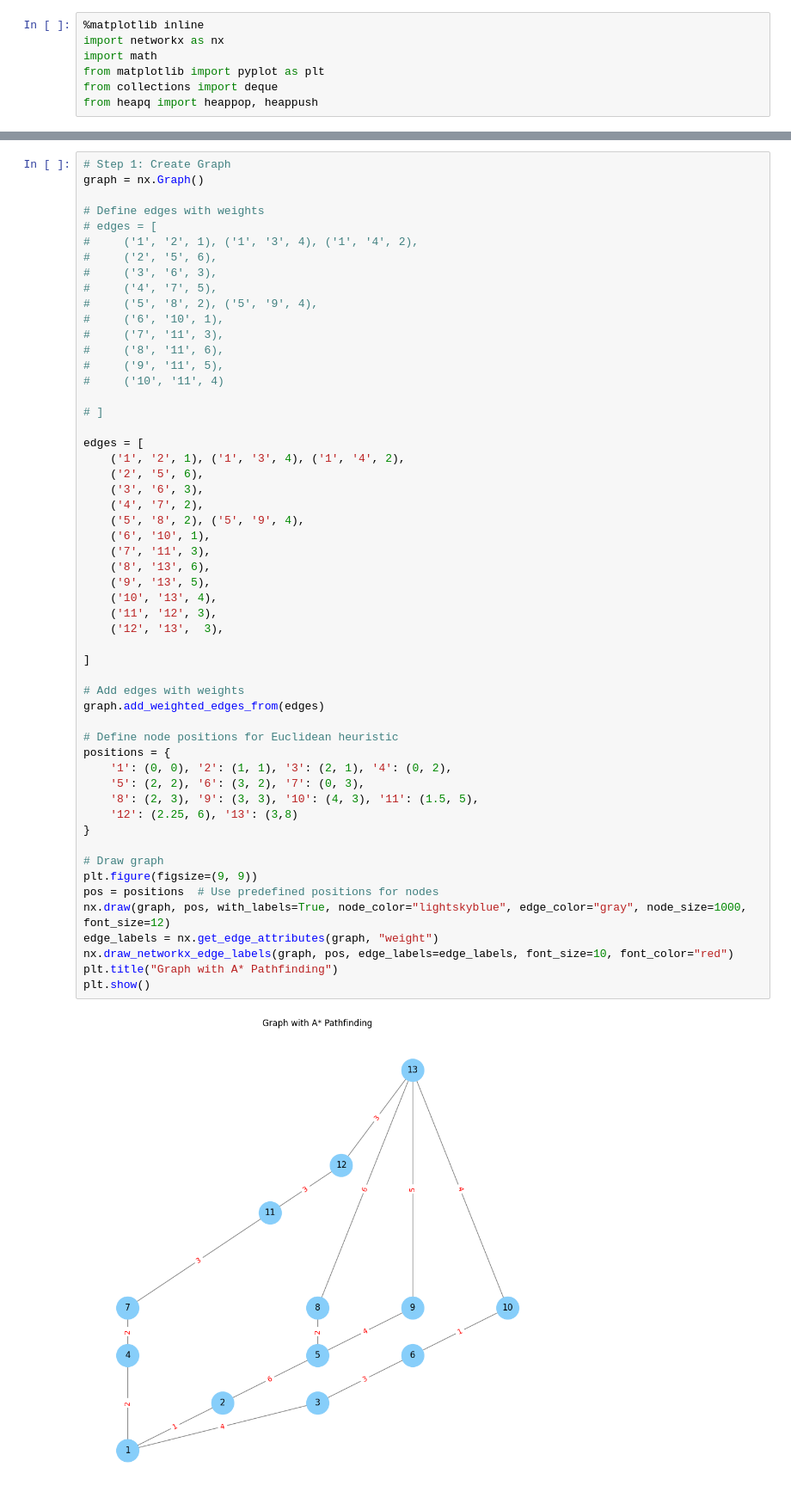
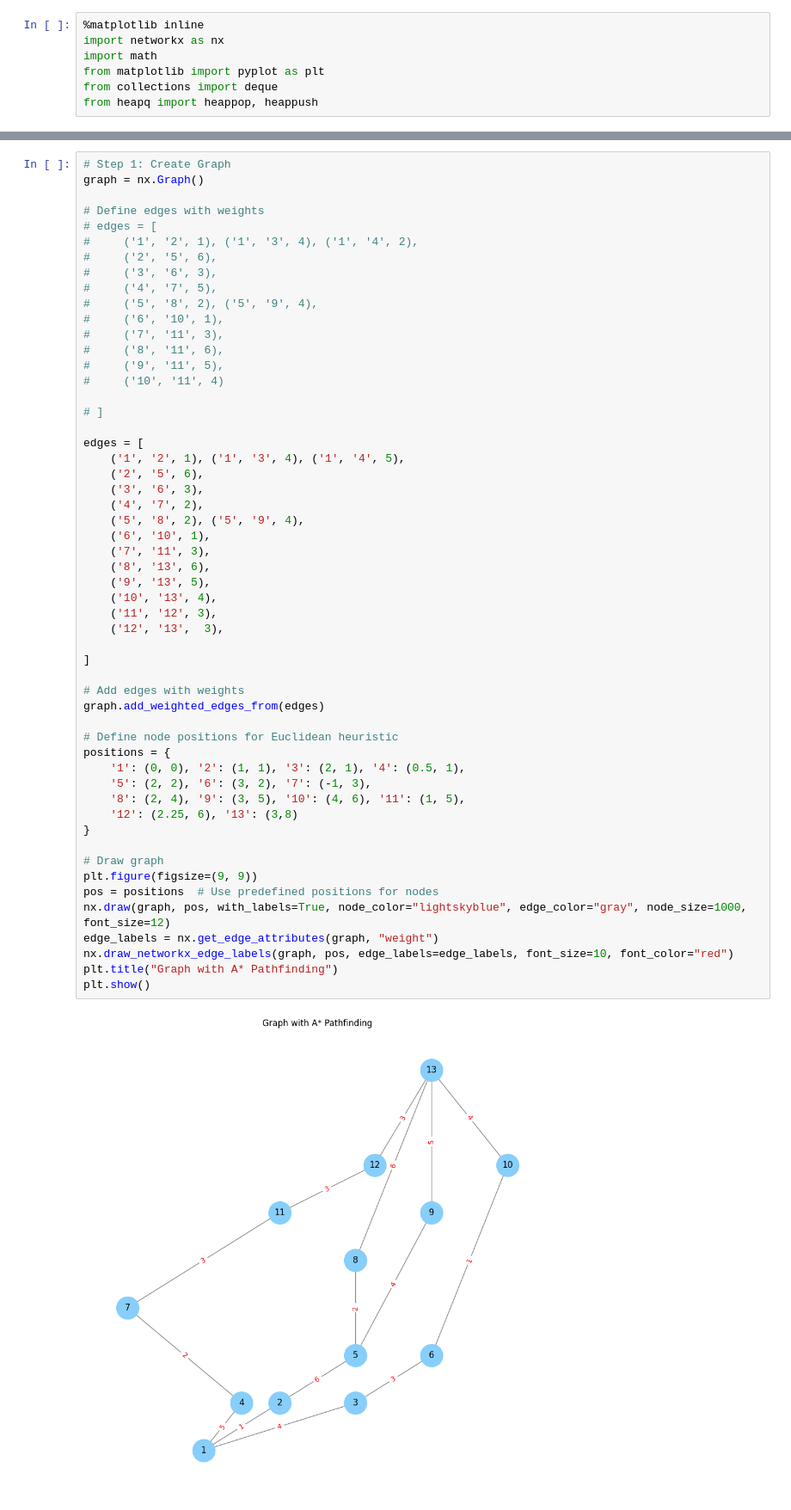
Before and after one commit to Ave04/Graph-Algorithms, a Jupyter notebook: Astar.ipynb, the cells around one changed output, grey strips where cells are left out. Shown: that part at 86% size. Cells and saved outputs as stored; diff of their text form.

```diff
--- a/Astar.ipynb
+++ b/Astar.ipynb
@@ -62,42 +62,42 @@ graph = nx.Graph()
 # ]
 
 edges = [
-    ('1', '2', 1), ('1', '3', 4), ('1', '4', 2),
+    ('1', '2', 1), ('1', '3', 4), ('1', '4', 5),
     ('2', '5', 6),
     ('3', '6', 3),
     ('4', '7', 2),
     ('5', '8', 2), ('5', '9', 4),
     ('6', '10', 1),
     ('7', '11', 3),
     ('8', '13', 6),
     ('9', '13', 5),
     ('10', '13', 4),
     ('11', '12', 3),
     ('12', '13',  3),
 
 ]
 
 # Add edges with weights
 graph.add_weighted_edges_from(edges)
 
 # Define node positions for Euclidean heuristic
 positions = {
-    '1': (0, 0), '2': (1, 1), '3': (2, 1), '4': (0, 2),
-    '5': (2, 2), '6': (3, 2), '7': (0, 3),
-    '8': (2, 3), '9': (3, 3), '10': (4, 3), '11': (1.5, 5),
+    '1': (0, 0), '2': (1, 1), '3': (2, 1), '4': (0.5, 1),
+    '5': (2, 2), '6': (3, 2), '7': (-1, 3),
+    '8': (2, 4), '9': (3, 5), '10': (4, 6), '11': (1, 5),
     '12': (2.25, 6), '13': (3,8)
 }
 
 # Draw graph
 plt.figure(figsize=(9, 9))
 pos = positions  # Use predefined positions for nodes
 nx.draw(graph, pos, with_labels=True, node_color="lightskyblue", edge_color="gray", node_size=1000, font_size=12)
 edge_labels = nx.get_edge_attributes(graph, "weight")
 nx.draw_networkx_edge_labels(graph, pos, edge_labels=edge_labels, font_size=10, font_color="red")
 plt.title("Graph with A* Pathfinding")
 plt.show()
 # %% [output]
-[figure, old version]
+[figure, new version]
 # %%
 # call astar function
 
```
Also changed, not shown: parts of 2 cells of this notebook.
